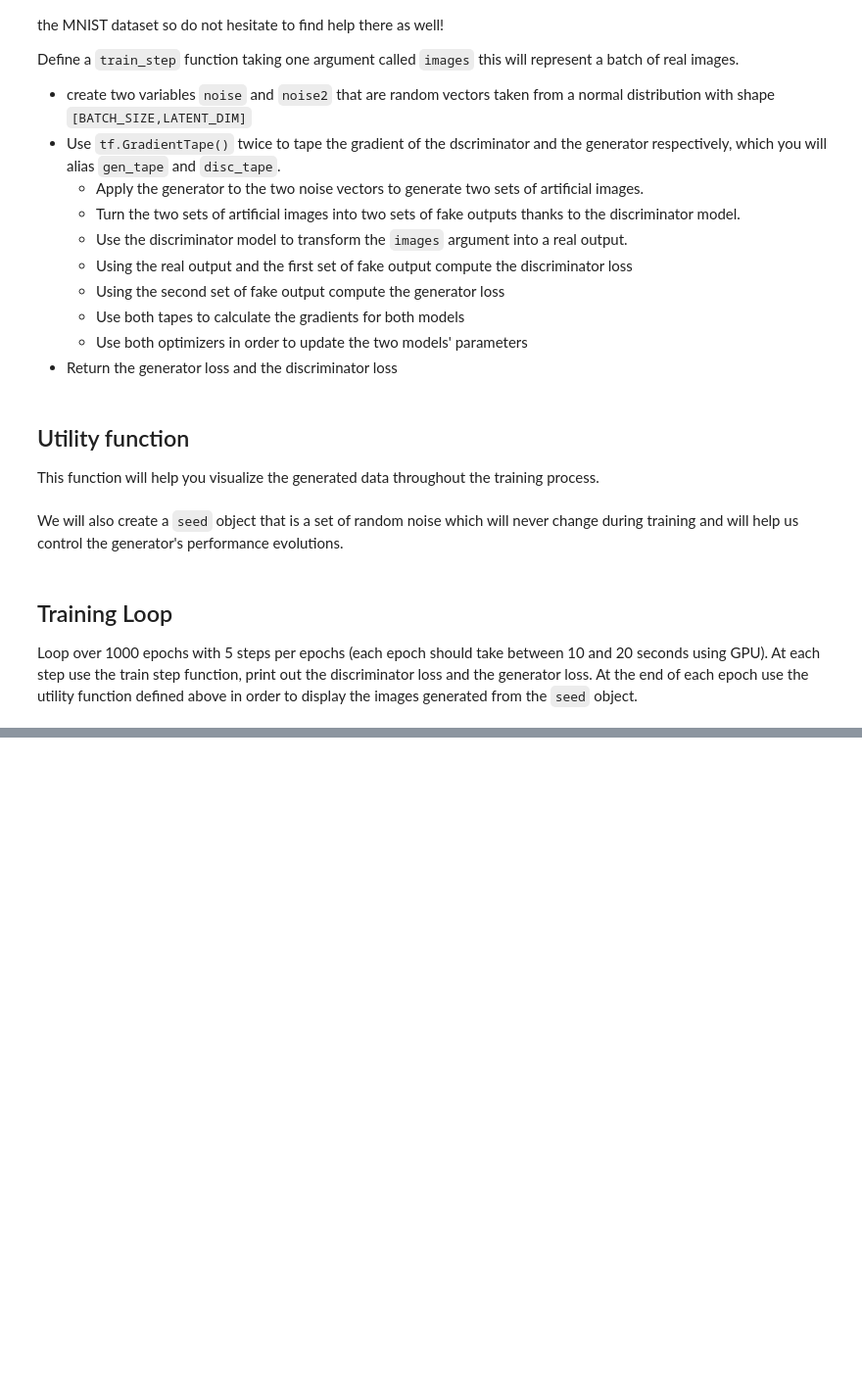
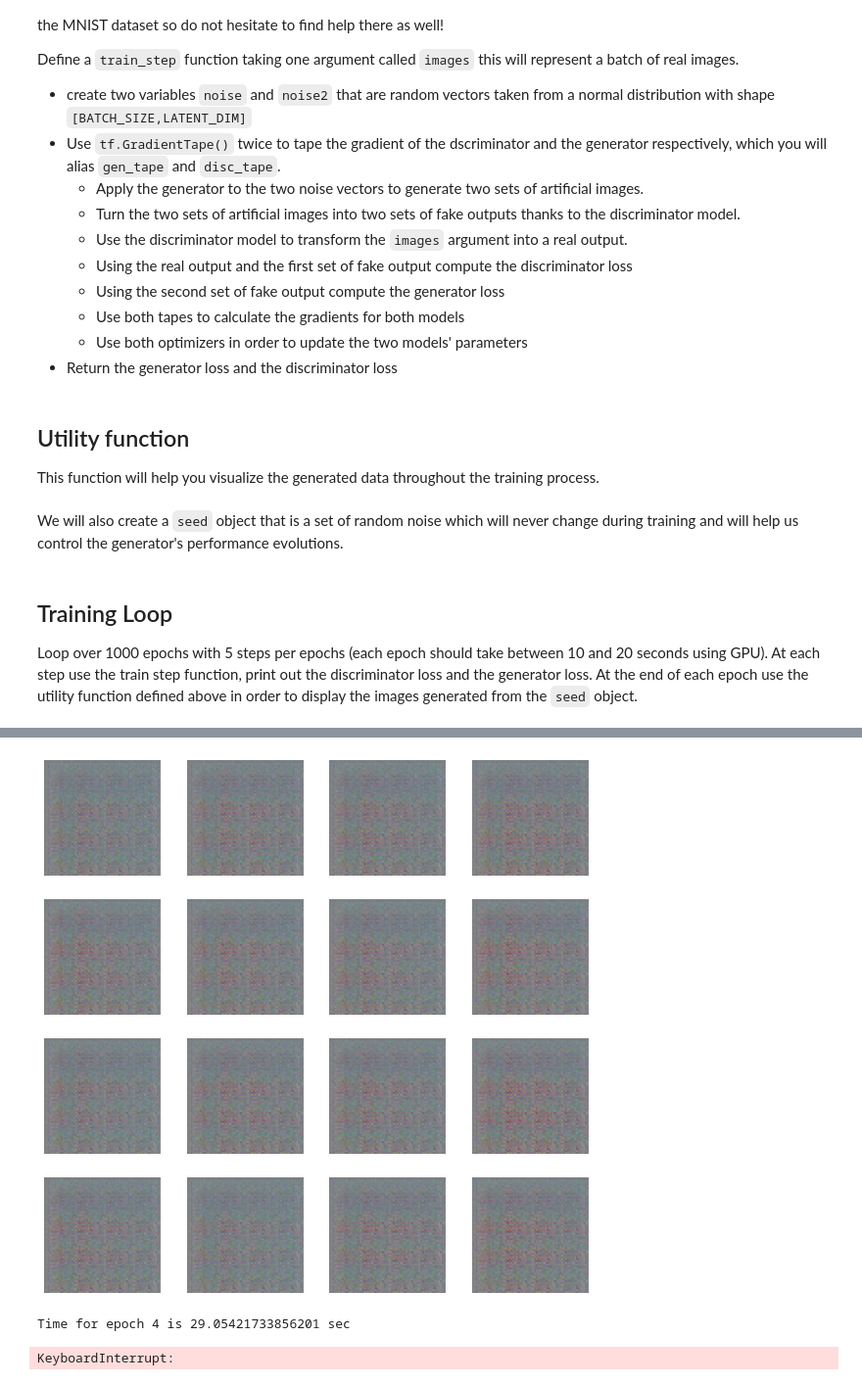
Before and after one commit to BerengerQueune/Jedha_Bootcamp, a Jupyter notebook: M07-Deep_Learning/D06-Gans/ex-01-Gans_faces.ipynb, the cells around one changed output, grey strips where cells are left out. Shown at 98% size. Cells and saved outputs as stored; diff of their text form; code cells hidden in the pictures; blank space fills up the shorter version.

```diff
--- a/M07-Deep_Learning/D06-Gans/ex-01-Gans_faces.ipynb
+++ b/M07-Deep_Learning/D06-Gans/ex-01-Gans_faces.ipynb
@@ -134,0 +196,3 @@ _________________________________________________________________
+# %%
+bce = tf.keras.losses.BinaryCrossentropy()
+bce
@@ -141,10 +207,27 @@ The goal of the discriminator is to predict `1` for real images and `0` for fake
 * Create an object `fake_label` using `tf.zeros_like` on the argument `fake_outputs`, and add a small random number, this will create the "not so fake" labels we need to to compare the discriminator's predictions to.
 * Compute the binary cross entropy between `fake_labels` and `fake_outputs` and between `real_labels` and `real_outputs` and call them `fake_loss` and `real_loss` respectively.
 * Return the sum of those two losses.
+# %%
+
+def discriminator_loss(real_outputs, fake_outputs):
+  real_label = tf.ones_like(real_outputs) - .05 *  tf.random.uniform(real_outputs.shape)
+  real_loss = bce(real_label, real_outputs) # for real data disc is expected to predict 1
+  fake_label = tf.zeros_like(fake_outputs) + .05 *  tf.random.uniform(fake_outputs.shape)
+  fake_loss = bce(fake_label, fake_outputs) # for fake data disc is expected to predict 0
+
+  total_loss = real_loss + fake_loss # the disc loss is the sum of those two losses
+  # ability to catch the fake + ability to clear the real data
+  return total_loss
 # %% [markdown]
 3. Define a function called `generator_loss` that takes `fake_outputs` as an argument and computes the binary cross entropy between a vector of ones and the `fake_outputs`. We want the generator to fool the discriminator as much as possible!
+# %%
+def generator_loss(fake_outputs):
+  return bce(tf.ones_like(fake_outputs), fake_outputs) # gen wants disc to think fake data is real (predicted as 1)
 # %% [markdown]
 4. Create two objects `generator_optimizer` and `discriminator_optimizer` that are aqual to `Adam` optimizers, as is recommended in the paper.
+# %%
+generator_optimizer = tf.keras.optimizers.Adam()
+discriminator_optimizer = tf.keras.optimizers.Adam()
 # %% [markdown]
 ## Training Step
 
@@ -198,3 +313,46 @@ Loop over 1000 epochs with 5 steps per epochs (each epoch should take between 10
+# %%
+EPOCHS = 100000
+steps_per_epochs=5
+from IPython import display
+import time
+# loop over the number of epochs that we want to run
+for epoch in range(EPOCHS):
+  start = time.time()
+  real_score = 0
+  real_len = 0
+  fake_score = 0
+  fake_len = 0
+  # loop over each batch in the source dataset
+  for i in range(steps_per_epochs):
+    image_batch,_ = next(iter(img_generator_flow))
+    # Run a training step to update the parameters in both models
+    real_pred, fake_pred, gen_loss, disc_loss = train_step(image_batch)
+    real_score += real_pred.sum()
+    fake_score += fake_pred.sum()
+    real_len += real_pred.shape[0]
+    fake_len += fake_pred.shape[0]
+
+  # Print generator score vs disc score
+  print("real pred", real_score/real_len)
+  print("\n fake pred", fake_score/fake_len)
+  print("disc loss", disc_loss)
+  print("\n gen pred", gen_loss)
+  # Displays the new generated image
+  generate_and_save_images(generator,
+                           epoch + 1,
+                           seed)
+
+  print ('Time for epoch {} is {} sec'.format(epoch + 1, time.time()-start))
+
+# Génère la toute dernière image
+display.clear_output(wait=True)
+generate_and_save_images(generator,
+                         EPOCHS,
+                         seed)
+# %% [output]
+[figure, added]
+Time for epoch 4 is 29.05421733856201 sec
+KeyboardInterrupt:
 # %% [markdown]
 Here is what you can hope to see after 1000 epochs (or 5000 steps):
 
```
Also changed, not shown: parts of 16 cells of this notebook, 7 other files.
